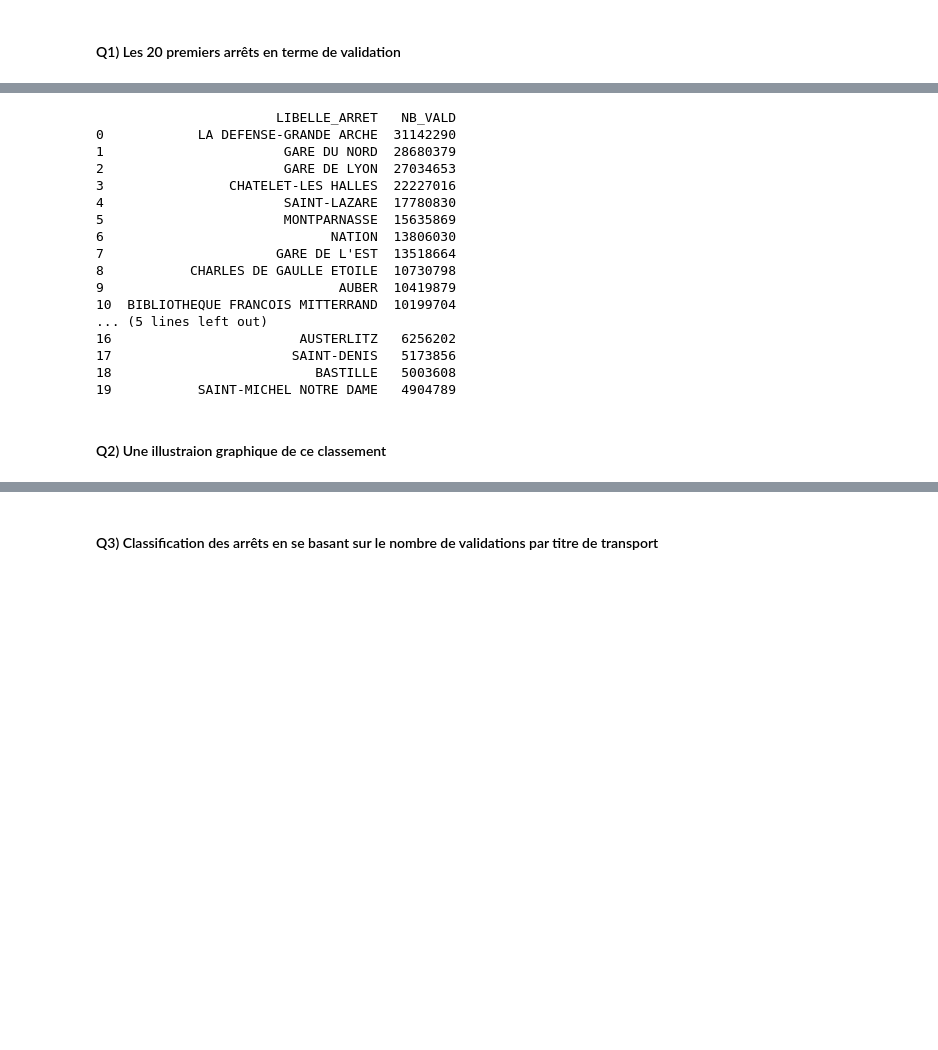
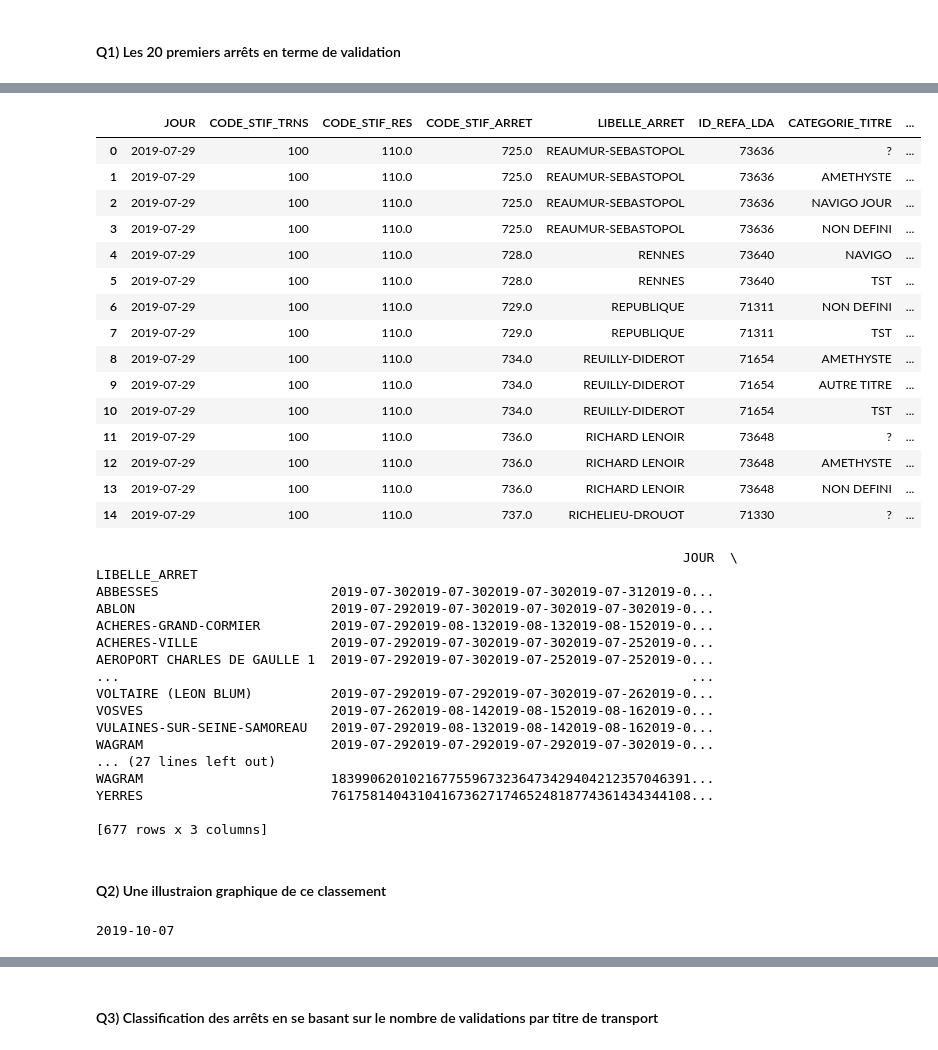
Before and after one commit to ChristiiK/AppliDataSncf, a Jupyter notebook: ApplicationSncf_vf.ipynb, the cells around one changed output, grey strips where cells are left out. Saved outputs shown, nothing was run; the diff lists cells and outputs as text; code cells hidden in the pictures; blank space fills up the shorter version.

```diff
--- a/ApplicationSncf_vf.ipynb
+++ b/ApplicationSncf_vf.ipynb
@@ -94,0 +197,4 @@ sncf_split.shape
+# %%
+# remplacer cette colonne modifiée "NB_VALD" dans le data frame  de basen sncf
+sncf['NB_VALD']=sncf['NB_VALD'].replace(["Moins de 5"], "4")
+sncf['NB_VALD'].head(16)
@@ -95,31 +222,57 @@ sncf_split.shape
+# %%
+sncf.head(15)
+# %% [output]
+|  | JOUR | CODE_STIF_TRNS | CODE_STIF_RES | CODE_STIF_ARRET | LIBELLE_ARRET | ID_REFA_LDA | CATEGORIE_TITRE | ... |
+| 0 | 2019-07-29 | 100 | 110.0 | 725.0 | REAUMUR-SEBASTOPOL | 73636 | ? | ... |
+| 1 | 2019-07-29 | 100 | 110.0 | 725.0 | REAUMUR-SEBASTOPOL | 73636 | AMETHYSTE | ... |
+| 2 | 2019-07-29 | 100 | 110.0 | 725.0 | REAUMUR-SEBASTOPOL | 73636 | NAVIGO JOUR | ... |
+| 3 | 2019-07-29 | 100 | 110.0 | 725.0 | REAUMUR-SEBASTOPOL | 73636 | NON DEFINI | ... |
+| 4 | 2019-07-29 | 100 | 110.0 | 728.0 | RENNES | 73640 | NAVIGO | ... |
+| 5 | 2019-07-29 | 100 | 110.0 | 728.0 | RENNES | 73640 | TST | ... |
+| 6 | 2019-07-29 | 100 | 110.0 | 729.0 | REPUBLIQUE | 71311 | NON DEFINI | ... |
+| 7 | 2019-07-29 | 100 | 110.0 | 729.0 | REPUBLIQUE | 71311 | TST | ... |
+| 8 | 2019-07-29 | 100 | 110.0 | 734.0 | REUILLY-DIDEROT | 71654 | AMETHYSTE | ... |
+| 9 | 2019-07-29 | 100 | 110.0 | 734.0 | REUILLY-DIDEROT | 71654 | AUTRE TITRE | ... |
+| 10 | 2019-07-29 | 100 | 110.0 | 734.0 | REUILLY-DIDEROT | 71654 | TST | ... |
+| 11 | 2019-07-29 | 100 | 110.0 | 736.0 | RICHARD LENOIR | 73648 | ? | ... |
+| 12 | 2019-07-29 | 100 | 110.0 | 736.0 | RICHARD LENOIR | 73648 | AMETHYSTE | ... |
+| 13 | 2019-07-29 | 100 | 110.0 | 736.0 | RICHARD LENOIR | 73648 | NON DEFINI | ... |
+| 14 | 2019-07-29 | 100 | 110.0 | 737.0 | RICHELIEU-DROUOT | 71330 | ? | ... |
 # %%
 # regrouper la sommes du nombre de validation par arrêt
 sncf_group=sncf_split.groupby(['LIBELLE_ARRET']).sum()
 #Ranger par ordre décroissant le nombre de valisation par arrêt
-sncf_ordered=sncf_group.sort_values(by = 'NB_VALD', ascending = False)[0:20]
+#sncf_ordered=sncf_group.sort_values(by = 'NB_VALD', ascending = False)[0:20]
 #indexer mon nouveau dataframe pour faciliter le traitement
-sncf_ordered.reset_index(0, inplace=True)
-print(sncf_ordered)
+#sncf_ordered.reset_index(0, inplace=True)
+#print(sncf_ordered)
+print(sncf_group)
 # %% [output]
-                       LIBELLE_ARRET   NB_VALD
-0            LA DEFENSE-GRANDE ARCHE  31142290
-1                       GARE DU NORD  28680379
-2                       GARE DE LYON  27034653
-3                CHATELET-LES HALLES  22227016
-4                       SAINT-LAZARE  17780830
-5                       MONTPARNASSE  15635869
-6                             NATION  13806030
-7                      GARE DE L'EST  13518664
-8           CHARLES DE GAULLE ETOILE  10730798
-9                              AUBER  10419879
-10  BIBLIOTHEQUE FRANCOIS MITTERRAND  10199704
-... (5 lines left out)
-16                        AUSTERLITZ   6256202
-17                       SAINT-DENIS   5173856
-18                          BASTILLE   5003608
-19           SAINT-MICHEL NOTRE DAME   4904789
+                                                                           JOUR  \
+LIBELLE_ARRET
+ABBESSES                      2019-07-302019-07-302019-07-302019-07-312019-0...
+ABLON                         2019-07-292019-07-302019-07-302019-07-302019-0...
+ACHERES-GRAND-CORMIER         2019-07-292019-08-132019-08-132019-08-152019-0...
+ACHERES-VILLE                 2019-07-292019-07-302019-07-302019-07-252019-0...
+AEROPORT CHARLES DE GAULLE 1  2019-07-292019-07-302019-07-252019-07-252019-0...
+...                                                                         ...
+VOLTAIRE (LEON BLUM)          2019-07-292019-07-292019-07-302019-07-262019-0...
+VOSVES                        2019-07-262019-08-142019-08-152019-08-162019-0...
+VULAINES-SUR-SEINE-SAMOREAU   2019-07-292019-08-132019-08-142019-08-162019-0...
+WAGRAM                        2019-07-292019-07-292019-07-292019-07-302019-0...
+... (27 lines left out)
+WAGRAM                        1839906201021677559673236473429404212357046391...
+YERRES                        7617581404310416736271746524818774361434344108...
+
+[677 rows x 3 columns]
 # %% [markdown]
 #### Q2) Une illustraion graphique de ce classement
+# %%
+#valeur située en dernière ligne, première colonne
+#utilisation de l'indiçage négatif
+print(sncf.iloc[-1,0])
+# %% [output]
+2019-10-07
 # %%
 plt.figure(figsize=(10,6))
 sns.barplot(sncf_ordered['LIBELLE_ARRET'], sncf_ordered['NB_VALD'], palette="Reds_r")
```
Also changed, not shown: parts of 26 cells of this notebook.
